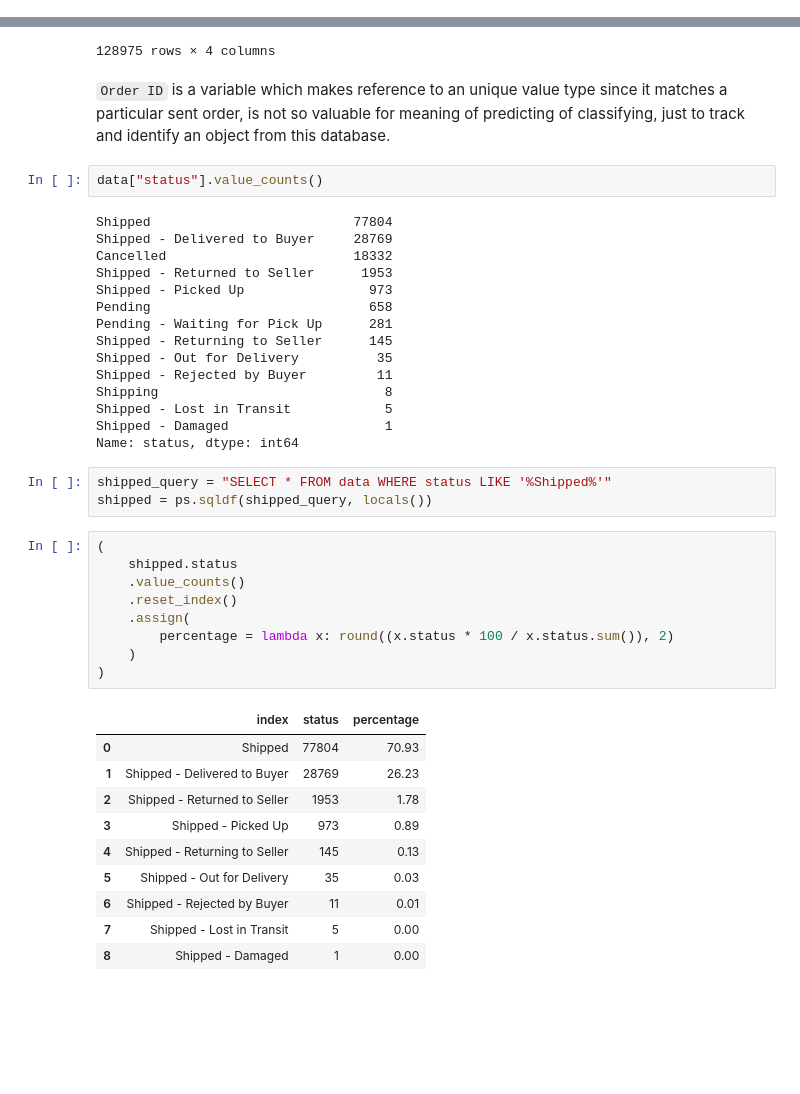
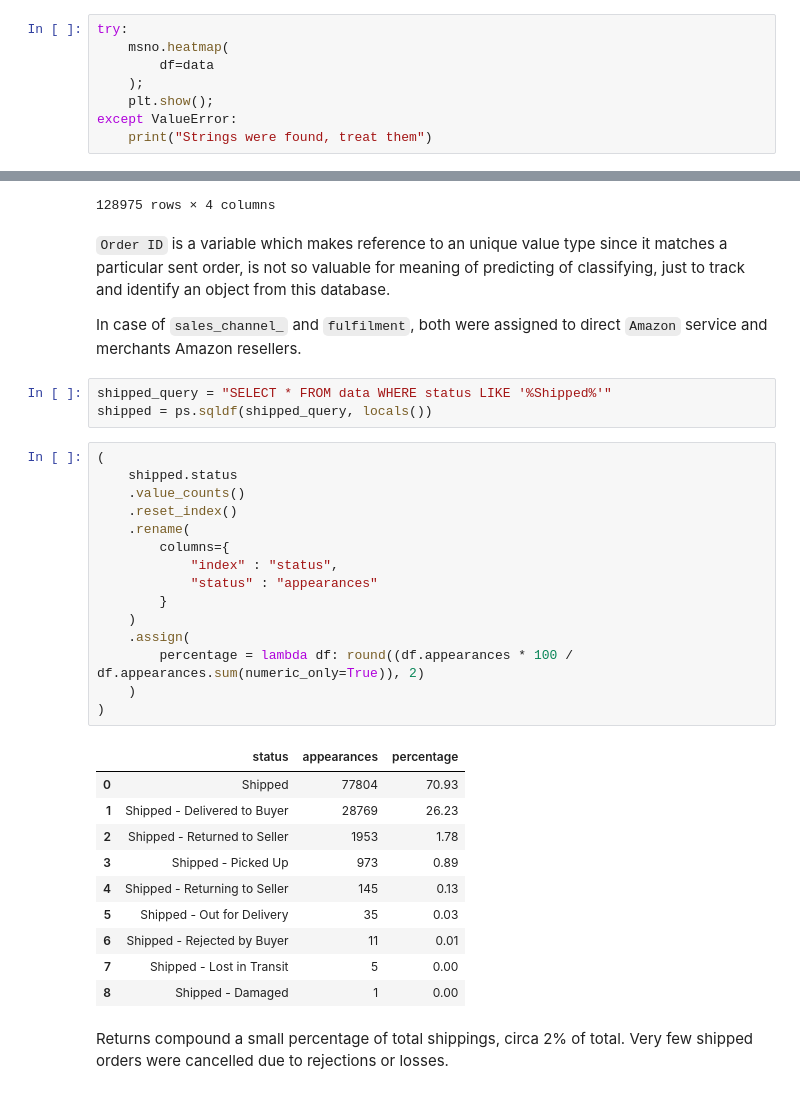
Before and after one commit to marlon-cooh/sklearn, a Jupyter notebook: projects/e-commerce.ipynb, the cells around one changed output, grey strips where cells are left out. Saved outputs shown, nothing was run; the diff lists cells and outputs as text; blank space fills up the shorter version.

Commit message:
(build) projects/e-commerce.ipynb > A deep analysis to treat missing values and clean data was performed, now we are in the stage to process categorical data prior to ML models.

```diff
--- a/projects/e-commerce.ipynb
+++ b/projects/e-commerce.ipynb
@@ -155,3 +145,11 @@ The column `unnamed_22` does not provide any value to our analysis, it could be
 data.drop(labels="unnamed_22", axis=1, inplace=True)
 # %% [markdown]
 We need to impute missing values prior to continue with analysis of this dataset.
+# %%
+try:
+    msno.heatmap(
+        df=data
+    );
+    plt.show();
+except ValueError:
+    print("Strings were found, treat them")
@@ -185,37 +428,28 @@ data[order_features]
 128975 rows × 4 columns
 # %% [markdown]
 `Order ID` is a variable which makes reference to an unique value type since it matches a particular sent order, is not so valuable for meaning of predicting of classifying, just to track and identify an object from this database.
+
+In case of `sales_channel_` and `fulfilment`, both were assigned to direct `Amazon` service and merchants Amazon resellers.
-# %%
-data["status"].value_counts()
-# %% [output]
-Shipped                          77804
-Shipped - Delivered to Buyer     28769
-Cancelled                        18332
-Shipped - Returned to Seller      1953
-Shipped - Picked Up                973
-Pending                            658
-Pending - Waiting for Pick Up      281
-Shipped - Returning to Seller      145
-Shipped - Out for Delivery          35
-Shipped - Rejected by Buyer         11
-Shipping                             8
-Shipped - Lost in Transit            5
-Shipped - Damaged                    1
-Name: status, dtype: int64
 # %%
 shipped_query = "SELECT * FROM data WHERE status LIKE '%Shipped%'"
 shipped = ps.sqldf(shipped_query, locals())
 # %%
 (
     shipped.status
     .value_counts()
     .reset_index()
+    .rename(
+        columns={
+            "index" : "status",
+            "status" : "appearances"
+        }
+    )
     .assign(
-        percentage = lambda x: round((x.status * 100 / x.status.sum()), 2)
+        percentage = lambda df: round((df.appearances * 100 / df.appearances.sum(numeric_only=True)), 2)
     )
 )
 # %% [output]
-|  | index | status | percentage |
+|  | status | appearances | percentage |
 | 0 | Shipped | 77804 | 70.93 |
 | 1 | Shipped - Delivered to Buyer | 28769 | 26.23 |
 | 2 | Shipped - Returned to Seller | 1953 | 1.78 |
@@ -225,6 +459,8 @@ shipped = ps.sqldf(shipped_query, locals())
 | 6 | Shipped - Rejected by Buyer | 11 | 0.01 |
 | 7 | Shipped - Lost in Transit | 5 | 0.00 |
 | 8 | Shipped - Damaged | 1 | 0.00 |
+# %% [markdown]
+Returns compound a small percentage of total shippings, circa 2% of total. Very few shipped orders were cancelled due to rejections or losses.
 # %%
 not_shipped_query = "SELECT * FROM data WHERE status NOT LIKE '%Shipped%'"
 not_shipped = ps.sqldf(not_shipped_query, locals())
```
Also changed, not shown: parts of 57 cells of this notebook, 1 other file.
